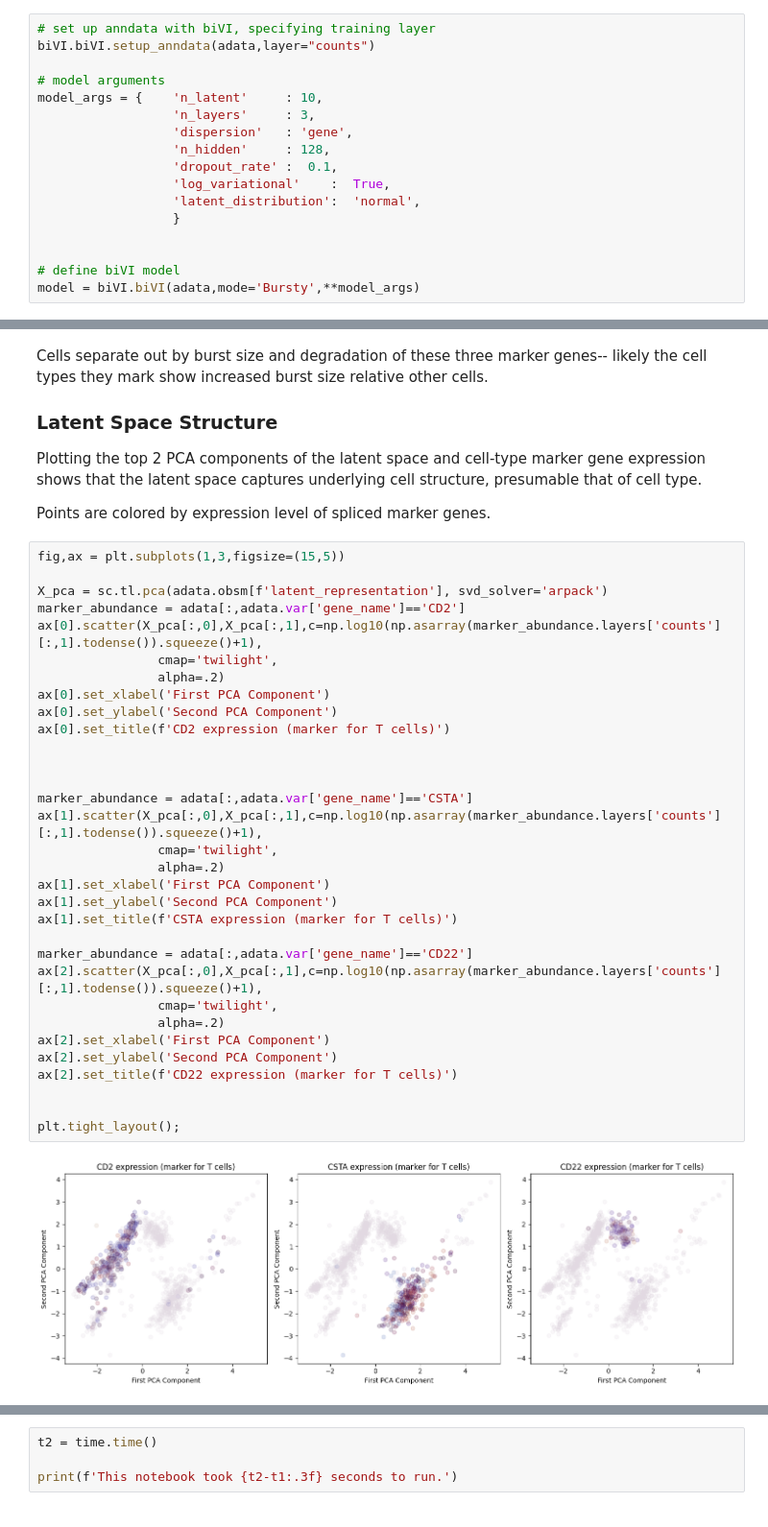
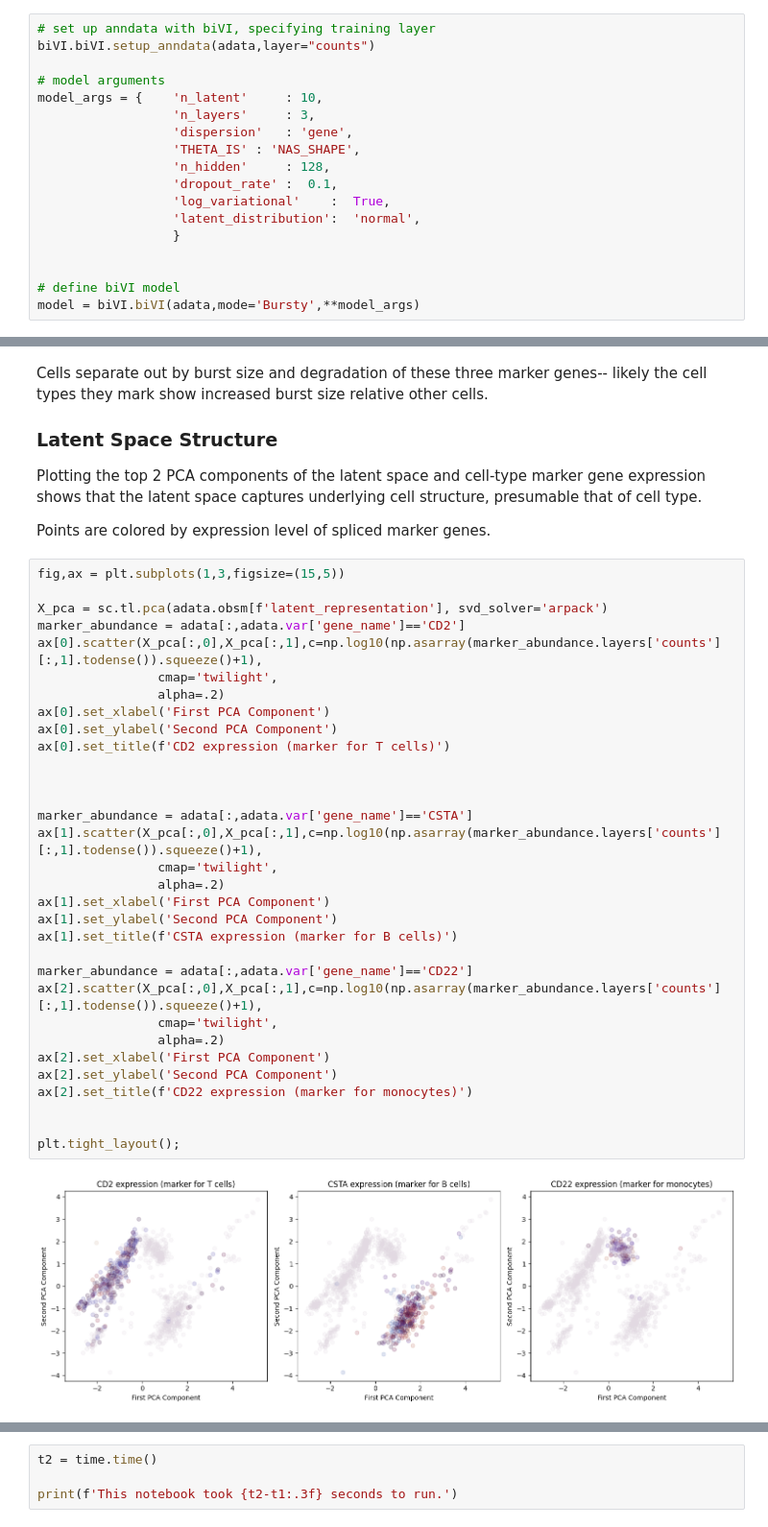
Before and after one commit to pachterlab/CGCCP_2023, a Jupyter notebook: Example/Demo.ipynb, the cells around one changed output, grey strips where cells are left out. Shown: that part at 96% size. Cells and saved outputs as stored; diff of their text form.

```diff
--- a/Example/Demo.ipynb
+++ b/Example/Demo.ipynb
@@ -173,6 +173,7 @@ biVI.biVI.setup_anndata(adata,layer="counts")
 model_args = {    'n_latent'     : 10,
                   'n_layers'     : 3,
                   'dispersion'   : 'gene',
+                  'THETA_IS' : 'NAS_SHAPE',
                   'n_hidden'     : 128,
                   'dropout_rate' :  0.1,
                   'log_variational'    :  True,
@@ -311,33 +312,33 @@ Points are colored by expression level of spliced marker genes.
 fig,ax = plt.subplots(1,3,figsize=(15,5))
 
 X_pca = sc.tl.pca(adata.obsm[f'latent_representation'], svd_solver='arpack')
 marker_abundance = adata[:,adata.var['gene_name']=='CD2']
 ax[0].scatter(X_pca[:,0],X_pca[:,1],c=np.log10(np.asarray(marker_abundance.layers['counts'][:,1].todense()).squeeze()+1),
                 cmap='twilight',
                 alpha=.2)
 ax[0].set_xlabel('First PCA Component')
 ax[0].set_ylabel('Second PCA Component')
 ax[0].set_title(f'CD2 expression (marker for T cells)')
 
 
 
 marker_abundance = adata[:,adata.var['gene_name']=='CSTA']
 ax[1].scatter(X_pca[:,0],X_pca[:,1],c=np.log10(np.asarray(marker_abundance.layers['counts'][:,1].todense()).squeeze()+1),
                 cmap='twilight',
                 alpha=.2)
 ax[1].set_xlabel('First PCA Component')
 ax[1].set_ylabel('Second PCA Component')
-ax[1].set_title(f'CSTA expression (marker for T cells)')
+ax[1].set_title(f'CSTA expression (marker for B cells)')
 
 marker_abundance = adata[:,adata.var['gene_name']=='CD22']
 ax[2].scatter(X_pca[:,0],X_pca[:,1],c=np.log10(np.asarray(marker_abundance.layers['counts'][:,1].todense()).squeeze()+1),
                 cmap='twilight',
                 alpha=.2)
 ax[2].set_xlabel('First PCA Component')
 ax[2].set_ylabel('Second PCA Component')
-ax[2].set_title(f'CD22 expression (marker for T cells)')
+ax[2].set_title(f'CD22 expression (marker for monocytes)')
 
 
 plt.tight_layout();
 # %% [output]
-[figure, old version]
+[figure, new version]
```
Also changed, not shown: parts of 4 cells of this notebook.
